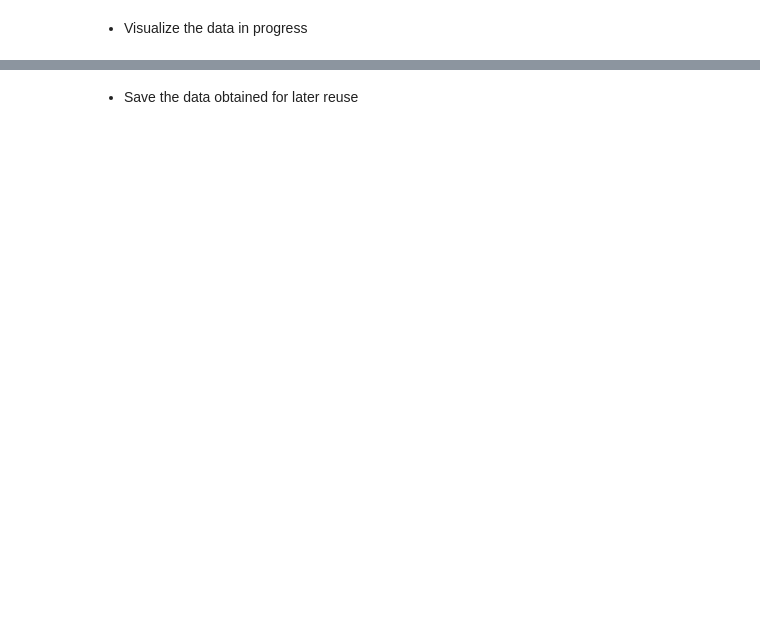
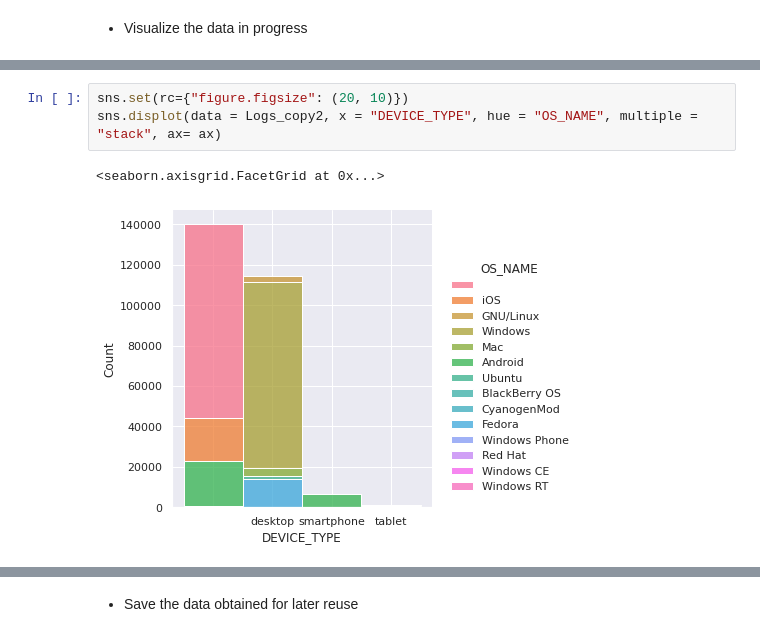
Before and after one commit to jesussantana/web-log-dash, a Jupyter notebook: Tasca_7_Registre_de_Logs.ipynb, the cells around one changed output, grey strips where cells are left out. Cells and saved outputs as stored; diff of their text form; blank space fills up the shorter version.

```diff
--- a/Tasca_7_Registre_de_Logs.ipynb
+++ b/Tasca_7_Registre_de_Logs.ipynb
@@ -300 +599,7 @@ plt.show()
+# %%
+sns.set(rc={"figure.figsize": (20, 10)})
+sns.displot(data = Logs_copy2, x = "DEVICE_TYPE", hue = "OS_NAME", multiple = "stack", ax= ax)
+# %% [output]
+<seaborn.axisgrid.FacetGrid at 0x...>
+[figure, added]
 # %%
```
Also changed, not shown: parts of 83 cells of this notebook, 3 other files.
